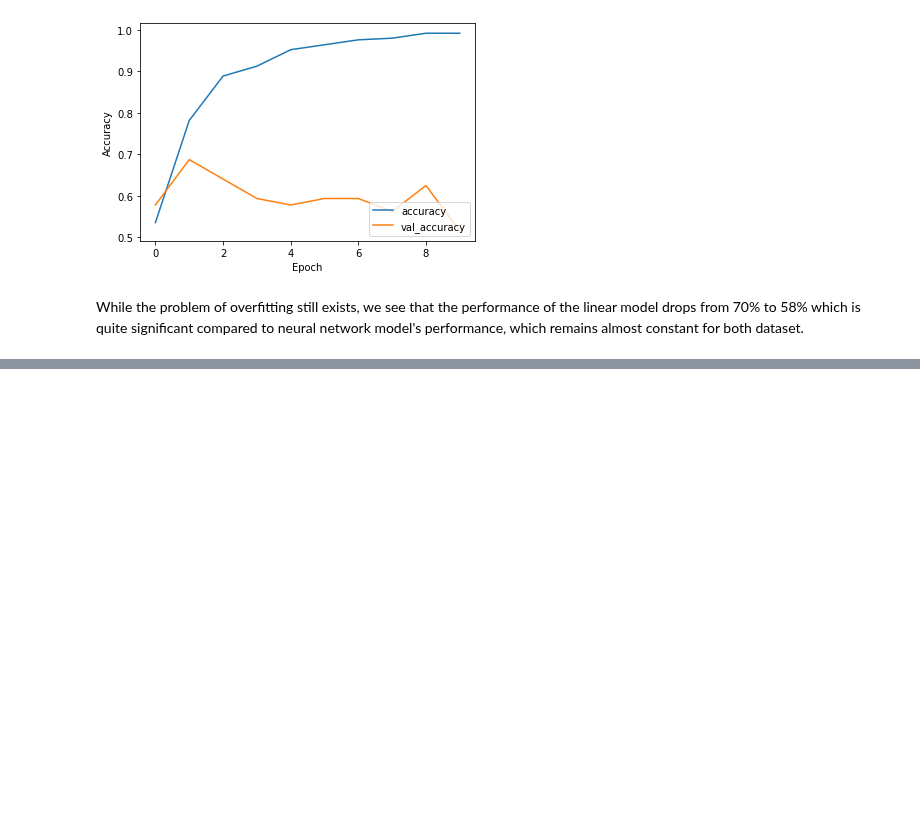
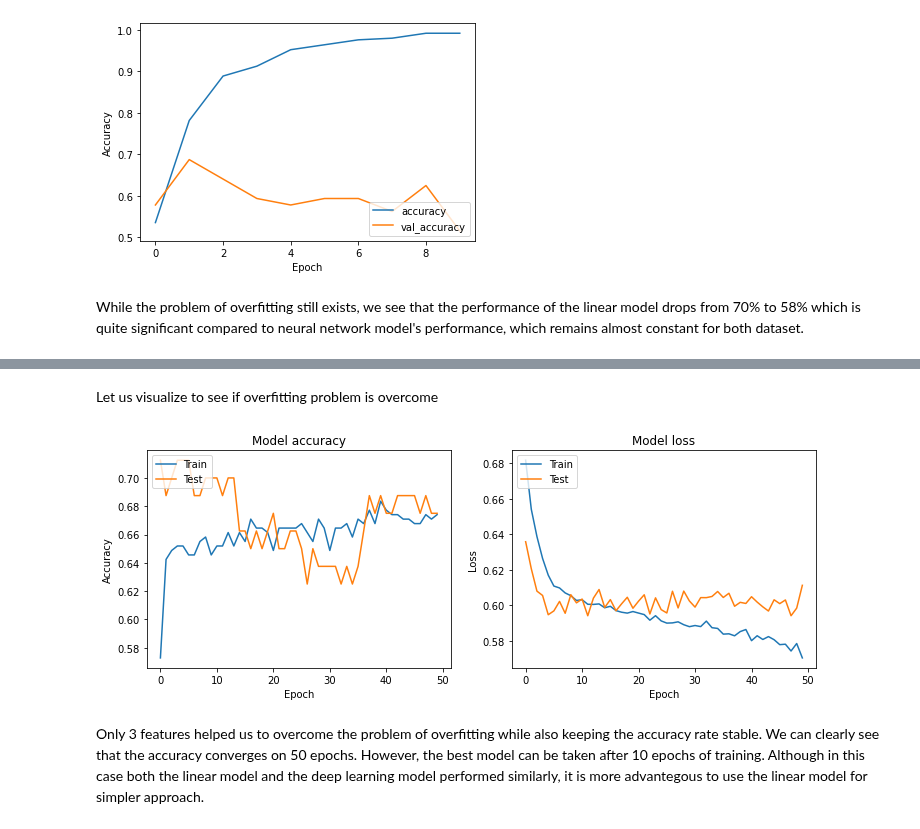
Before and after one commit to syednayeemridwan/data-science-projects, a Jupyter notebook: Heartbeat Classification/heartbeat classification.ipynb, the cells around one changed output, grey strips where cells are left out. Cells and saved outputs as stored; diff of their text form; code cells hidden in the pictures; blank space fills up the shorter version.

```diff
--- a/Heartbeat Classification/heartbeat classification.ipynb
+++ b/Heartbeat Classification/heartbeat classification.ipynb
@@ -639,0 +692,9 @@ While the problem of overfitting still exists, we see that the performance of th
+# %%
+y = combined_df['category']
+
+# Split the data into training and testing sets
+X_train, X_test, y_train, y_test = train_test_split(X, y, test_size=0.2, random_state=42)
+print(X_test.shape)
+print(X_train.shape)
+print(y_test.shape)
+print(y_train.shape)
@@ -639,0 +790,8 @@ While the problem of overfitting still exists, we see that the performance of th
+# %%
+
+# Train the model
+history = model.fit(X_train, y_train, epochs=50, batch_size=10, validation_data=(X_test, y_test), verbose=1)
+
+# Evaluate the model
+loss, accuracy = model.evaluate(X_test, y_test)
+print(f"Test Accuracy: {accuracy * 100:.2f}%")
@@ -639,0 +816,30 @@ While the problem of overfitting still exists, we see that the performance of th
+# %% [markdown]
+Let us visualize to see if overfitting problem is overcome
+# %%
+
+# Plot training & validation accuracy and loss values
+import matplotlib.pyplot as plt
+
+plt.figure(figsize=(12, 4))
+
+plt.subplot(1, 2, 1)
+plt.plot(history.history['accuracy'])
+plt.plot(history.history['val_accuracy'])
+plt.title('Model accuracy')
+plt.xlabel('Epoch')
+plt.ylabel('Accuracy')
+plt.legend(['Train', 'Test'], loc='upper left')
+
+plt.subplot(1, 2, 2)
+plt.plot(history.history['loss'])
+plt.plot(history.history['val_loss'])
+plt.title('Model loss')
+plt.xlabel('Epoch')
+plt.ylabel('Loss')
+plt.legend(['Train', 'Test'], loc='upper left')
+
+plt.show()
+# %% [output]
+[figure, added]
+# %% [markdown]
+Only 3 features helped us to overcome the problem of overfitting while also keeping the accuracy rate stable. We can clearly see that the accuracy converges on 50 epochs. However, the best model can be taken after 10 epochs of training. Although in this case both the linear model and the deep learning model performed similarly, it is more advantegous to use the linear model for simpler approach.
```
Also changed, not shown: parts of 18 cells of this notebook.
